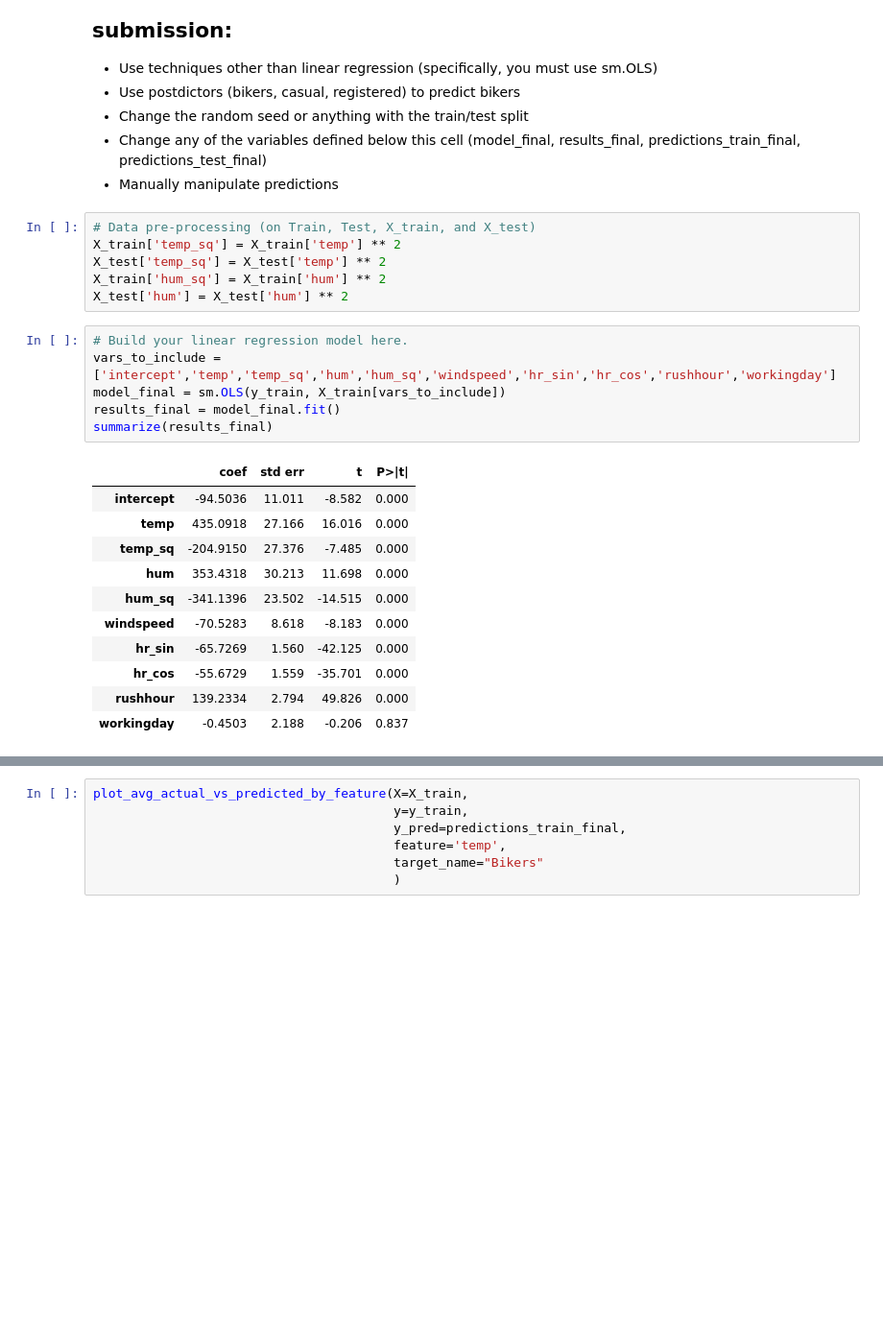
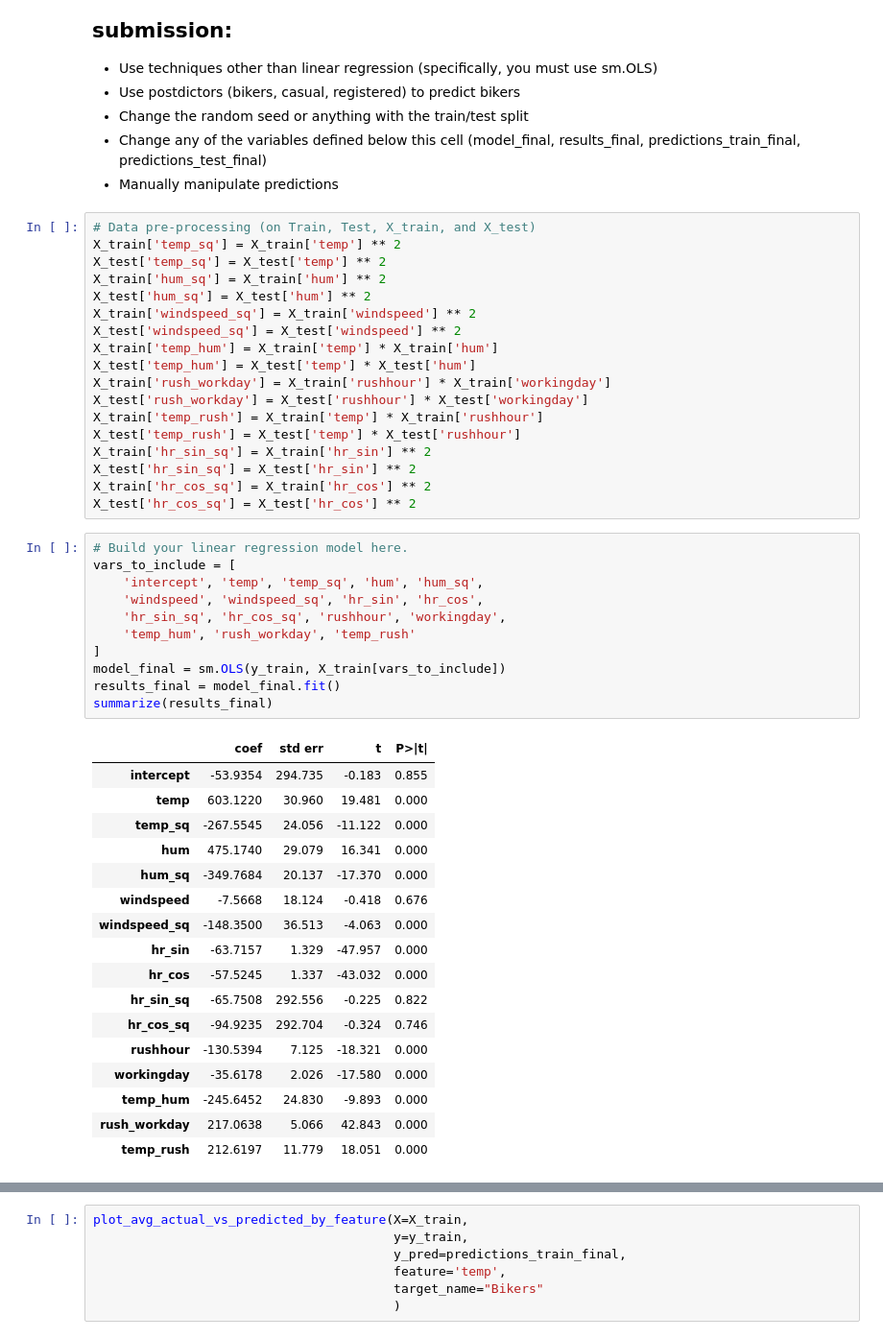
Before and after one commit to sairaya811/code_2600, a Jupyter notebook: mod05_nonlinear.ipynb, the cells around one changed output, grey strips where cells are left out. Shown at 96% size. Saved outputs shown, nothing was run; the diff lists cells and outputs as text; blank space fills up the shorter version.

```diff
--- a/mod05_nonlinear.ipynb
+++ b/mod05_nonlinear.ipynb
@@ -308,25 +308,48 @@ plot_avg_actual_vs_predicted_by_feature(X=X_train,
 X_train['temp_sq'] = X_train['temp'] ** 2
 X_test['temp_sq'] = X_test['temp'] ** 2
 X_train['hum_sq'] = X_train['hum'] ** 2
-X_test['hum'] = X_test['hum'] ** 2
+X_test['hum_sq'] = X_test['hum'] ** 2
+X_train['windspeed_sq'] = X_train['windspeed'] ** 2
+X_test['windspeed_sq'] = X_test['windspeed'] ** 2
+X_train['temp_hum'] = X_train['temp'] * X_train['hum']
+X_test['temp_hum'] = X_test['temp'] * X_test['hum']
+X_train['rush_workday'] = X_train['rushhour'] * X_train['workingday']
+X_test['rush_workday'] = X_test['rushhour'] * X_test['workingday']
+X_train['temp_rush'] = X_train['temp'] * X_train['rushhour']
+X_test['temp_rush'] = X_test['temp'] * X_test['rushhour']
+X_train['hr_sin_sq'] = X_train['hr_sin'] ** 2
+X_test['hr_sin_sq'] = X_test['hr_sin'] ** 2
+X_train['hr_cos_sq'] = X_train['hr_cos'] ** 2
+X_test['hr_cos_sq'] = X_test['hr_cos'] ** 2
 # %%
 # Build your linear regression model here.
-vars_to_include = ['intercept','temp','temp_sq','hum','hum_sq','windspeed','hr_sin','hr_cos','rushhour','workingday']
+vars_to_include = [
+    'intercept', 'temp', 'temp_sq', 'hum', 'hum_sq',
+    'windspeed', 'windspeed_sq', 'hr_sin', 'hr_cos',
+    'hr_sin_sq', 'hr_cos_sq', 'rushhour', 'workingday',
+    'temp_hum', 'rush_workday', 'temp_rush'
+]
 model_final = sm.OLS(y_train, X_train[vars_to_include])
 results_final = model_final.fit()
 summarize(results_final)
 # %% [output]
 |  | coef | std err | t | P>|t| |
-| intercept | -94.5036 | 11.011 | -8.582 | 0.000 |
-| temp | 435.0918 | 27.166 | 16.016 | 0.000 |
-| temp_sq | -204.9150 | 27.376 | -7.485 | 0.000 |
-| hum | 353.4318 | 30.213 | 11.698 | 0.000 |
-| hum_sq | -341.1396 | 23.502 | -14.515 | 0.000 |
-| windspeed | -70.5283 | 8.618 | -8.183 | 0.000 |
-| hr_sin | -65.7269 | 1.560 | -42.125 | 0.000 |
-| hr_cos | -55.6729 | 1.559 | -35.701 | 0.000 |
-| rushhour | 139.2334 | 2.794 | 49.826 | 0.000 |
-| workingday | -0.4503 | 2.188 | -0.206 | 0.837 |
+| intercept | -53.9354 | 294.735 | -0.183 | 0.855 |
+| temp | 603.1220 | 30.960 | 19.481 | 0.000 |
+| temp_sq | -267.5545 | 24.056 | -11.122 | 0.000 |
+| hum | 475.1740 | 29.079 | 16.341 | 0.000 |
+| hum_sq | -349.7684 | 20.137 | -17.370 | 0.000 |
+| windspeed | -7.5668 | 18.124 | -0.418 | 0.676 |
+| windspeed_sq | -148.3500 | 36.513 | -4.063 | 0.000 |
+| hr_sin | -63.7157 | 1.329 | -47.957 | 0.000 |
+| hr_cos | -57.5245 | 1.337 | -43.032 | 0.000 |
+| hr_sin_sq | -65.7508 | 292.556 | -0.225 | 0.822 |
+| hr_cos_sq | -94.9235 | 292.704 | -0.324 | 0.746 |
+| rushhour | -130.5394 | 7.125 | -18.321 | 0.000 |
+| workingday | -35.6178 | 2.026 | -17.580 | 0.000 |
+| temp_hum | -245.6452 | 24.830 | -9.893 | 0.000 |
+| rush_workday | 217.0638 | 5.066 | 42.843 | 0.000 |
+| temp_rush | 212.6197 | 11.779 | 18.051 | 0.000 |
 # %%
 predictions_train_final = predict(X_train[vars_to_include], results_final)
 print('MSE train: ', mse(y_train, predictions_train_final))
```
Also changed, not shown: parts of 1 cell of this notebook.
